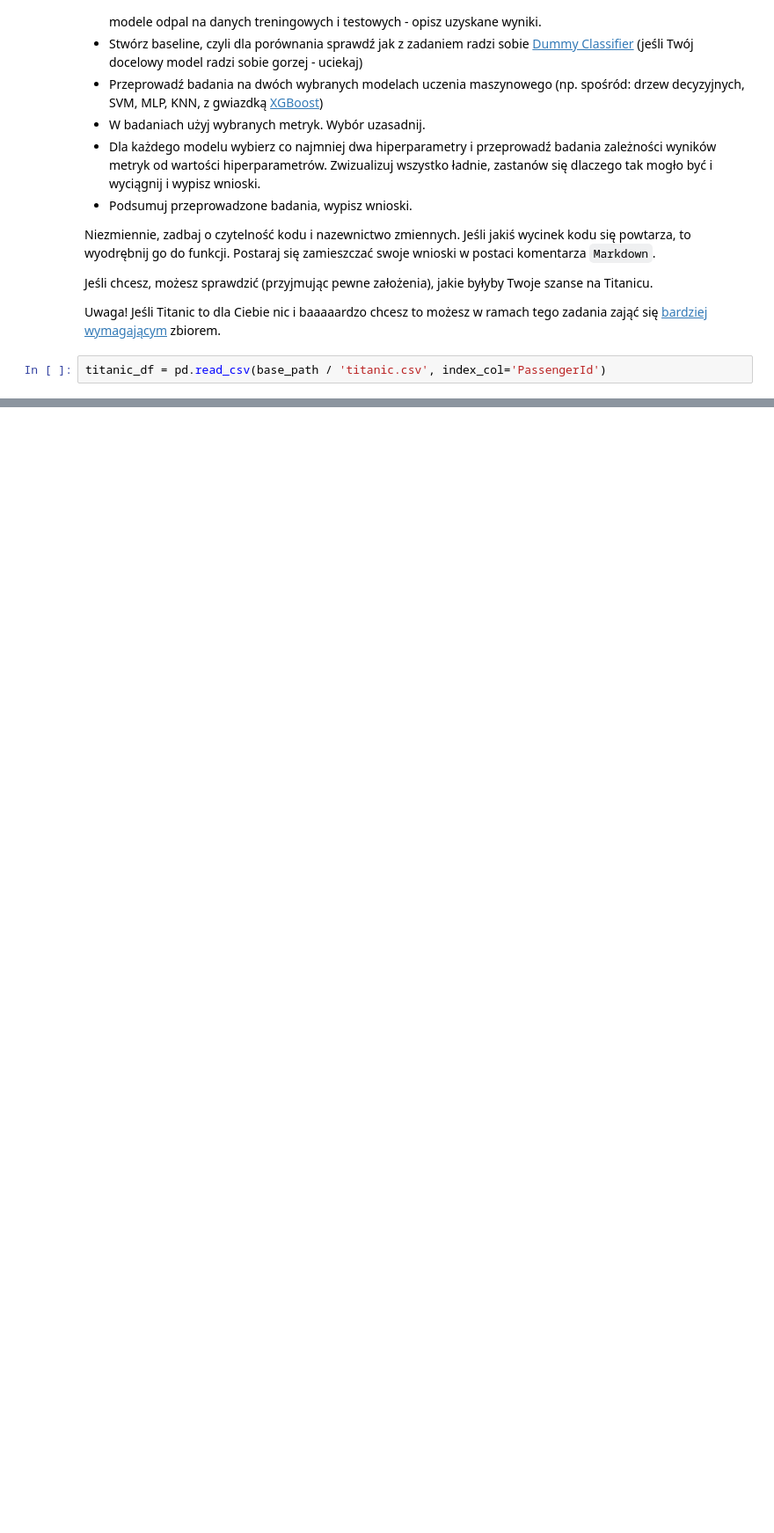
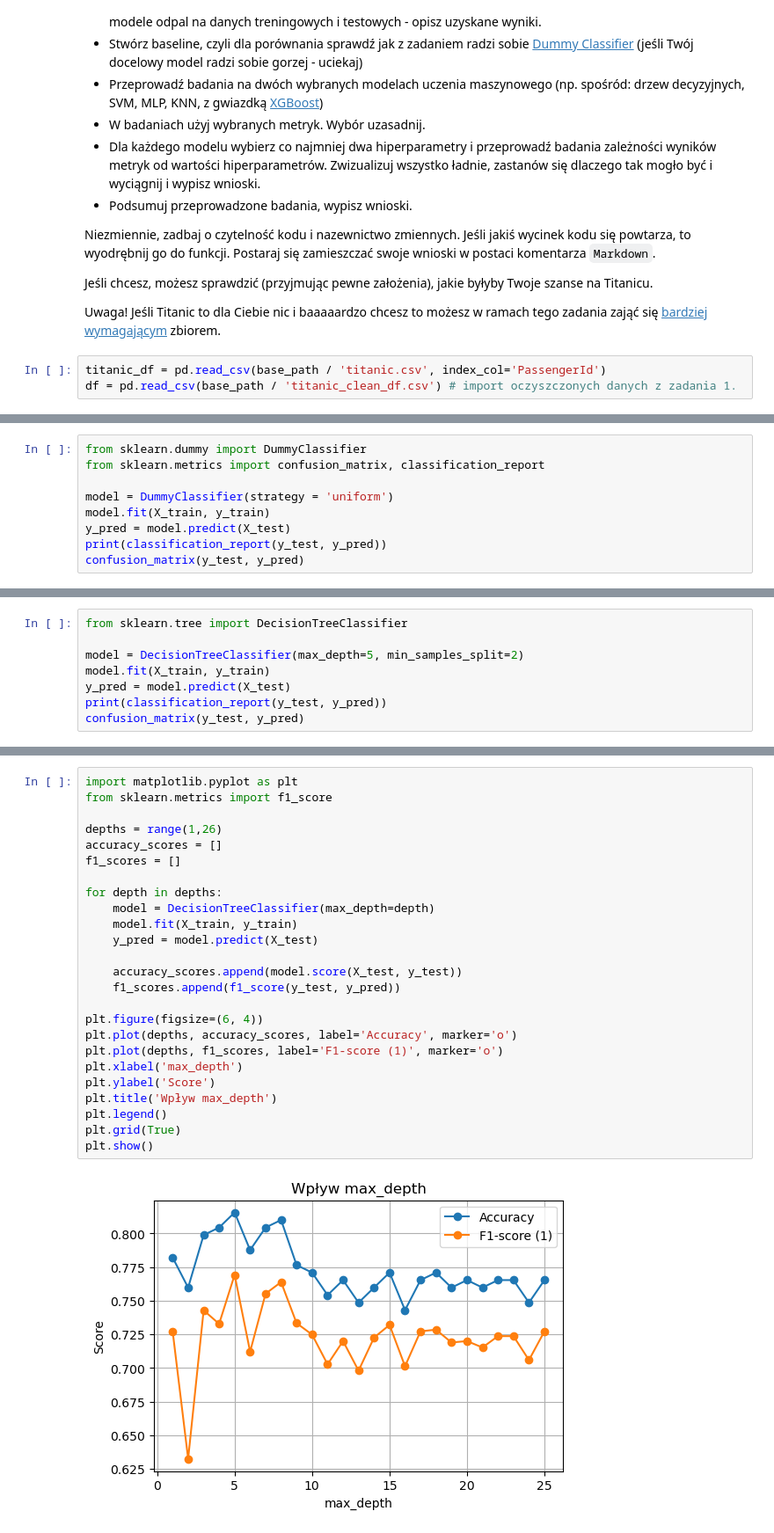
Before and after one commit to Solvro/ml-wakacyjne-wyzwanie-2025, a Jupyter notebook: 2_ml/ML_zadanie.ipynb, the cells around one changed output, grey strips where cells are left out. Shown at 88% size. Cells and saved outputs as stored; diff of their text form; blank space fills up the shorter version.

```diff
--- a/2_ml/ML_zadanie.ipynb
+++ b/2_ml/ML_zadanie.ipynb
@@ -44,3 +38,4 @@ Jeśli chcesz, możesz sprawdzić (przyjmując pewne założenia), jakie byłyby
 Uwaga! Jeśli Titanic to dla Ciebie nic i baaaaardzo chcesz to możesz w ramach tego zadania zająć się [bardziej wymagającym](https://archive.ics.uci.edu/dataset/365/polish+companies+bankruptcy+data) zbiorem.
 # %%
 titanic_df = pd.read_csv(base_path / 'titanic.csv', index_col='PassengerId')
+df = pd.read_csv(base_path / 'titanic_clean_df.csv') # import oczyszczonych danych z zadania 1.
@@ -50,0 +82,9 @@ array([nan, 'C', 'E', 'G', 'D', 'A', 'B', 'F', 'T'], dtype=object)
+# %%
+from sklearn.dummy import DummyClassifier
+from sklearn.metrics import confusion_matrix, classification_report
+
+model = DummyClassifier(strategy = 'uniform')
+model.fit(X_train, y_train)
+y_pred = model.predict(X_test)
+print(classification_report(y_test, y_pred))
+confusion_matrix(y_test, y_pred)
@@ -50,0 +104,8 @@ array([nan, 'C', 'E', 'G', 'D', 'A', 'B', 'F', 'T'], dtype=object)
+# %%
+from sklearn.tree import DecisionTreeClassifier
+
+model = DecisionTreeClassifier(max_depth=5, min_samples_split=2)
+model.fit(X_train, y_train)
+y_pred = model.predict(X_test)
+print(classification_report(y_test, y_pred))
+confusion_matrix(y_test, y_pred)
@@ -50,0 +127,27 @@ array([nan, 'C', 'E', 'G', 'D', 'A', 'B', 'F', 'T'], dtype=object)
+# %%
+import matplotlib.pyplot as plt
+from sklearn.metrics import f1_score
+
+depths = range(1,26)
+accuracy_scores = []
+f1_scores = []
+
+for depth in depths:
+    model = DecisionTreeClassifier(max_depth=depth)
+    model.fit(X_train, y_train)
+    y_pred = model.predict(X_test)
+
+    accuracy_scores.append(model.score(X_test, y_test))
+    f1_scores.append(f1_score(y_test, y_pred))
+
+plt.figure(figsize=(6, 4))
+plt.plot(depths, accuracy_scores, label='Accuracy', marker='o')
+plt.plot(depths, f1_scores, label='F1-score (1)', marker='o')
+plt.xlabel('max_depth')
+plt.ylabel('Score')
+plt.title('Wpływ max_depth')
+plt.legend()
+plt.grid(True)
+plt.show()
+# %% [output]
+[figure, added]
```
Also changed, not shown: parts of 26 cells of this notebook, 3 other files.
